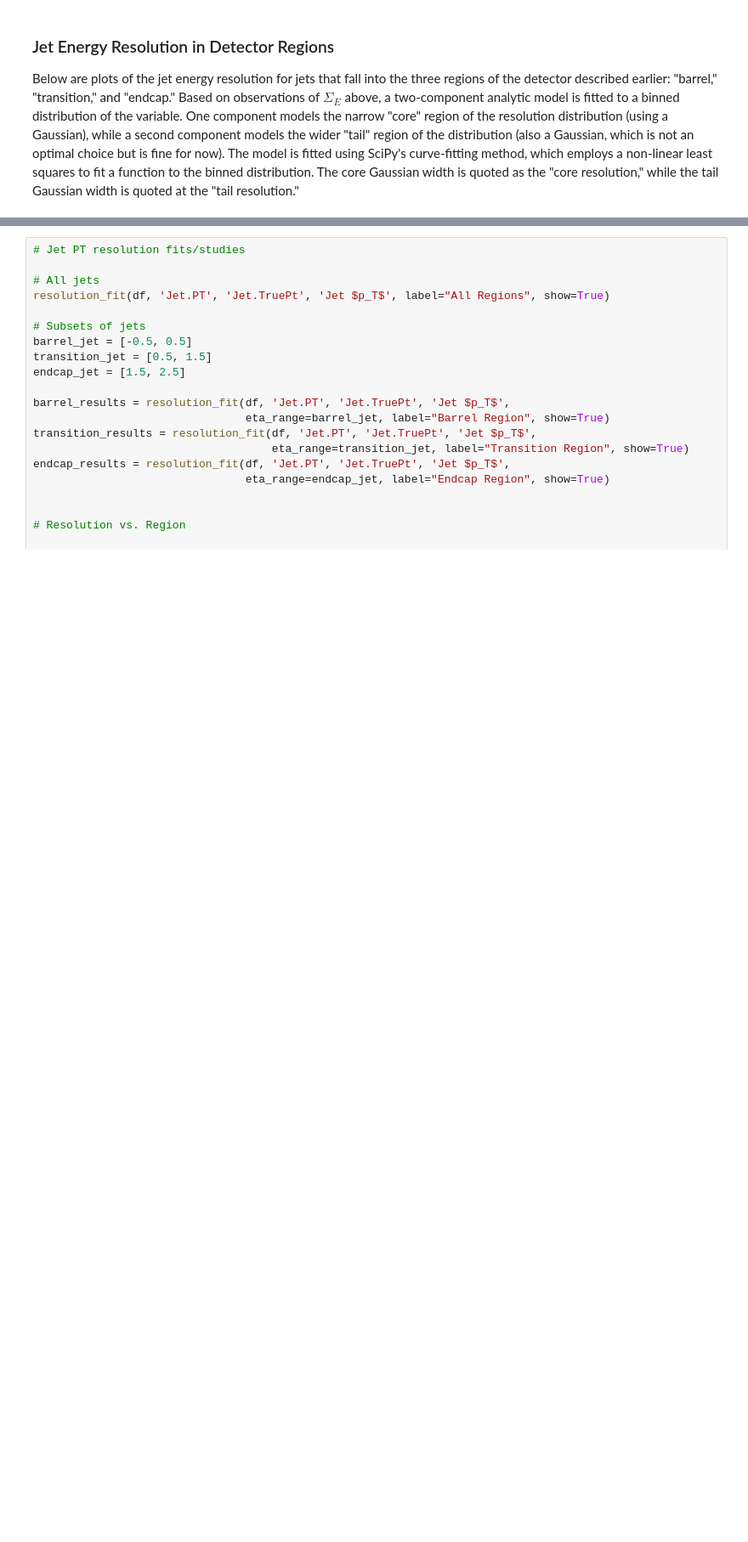
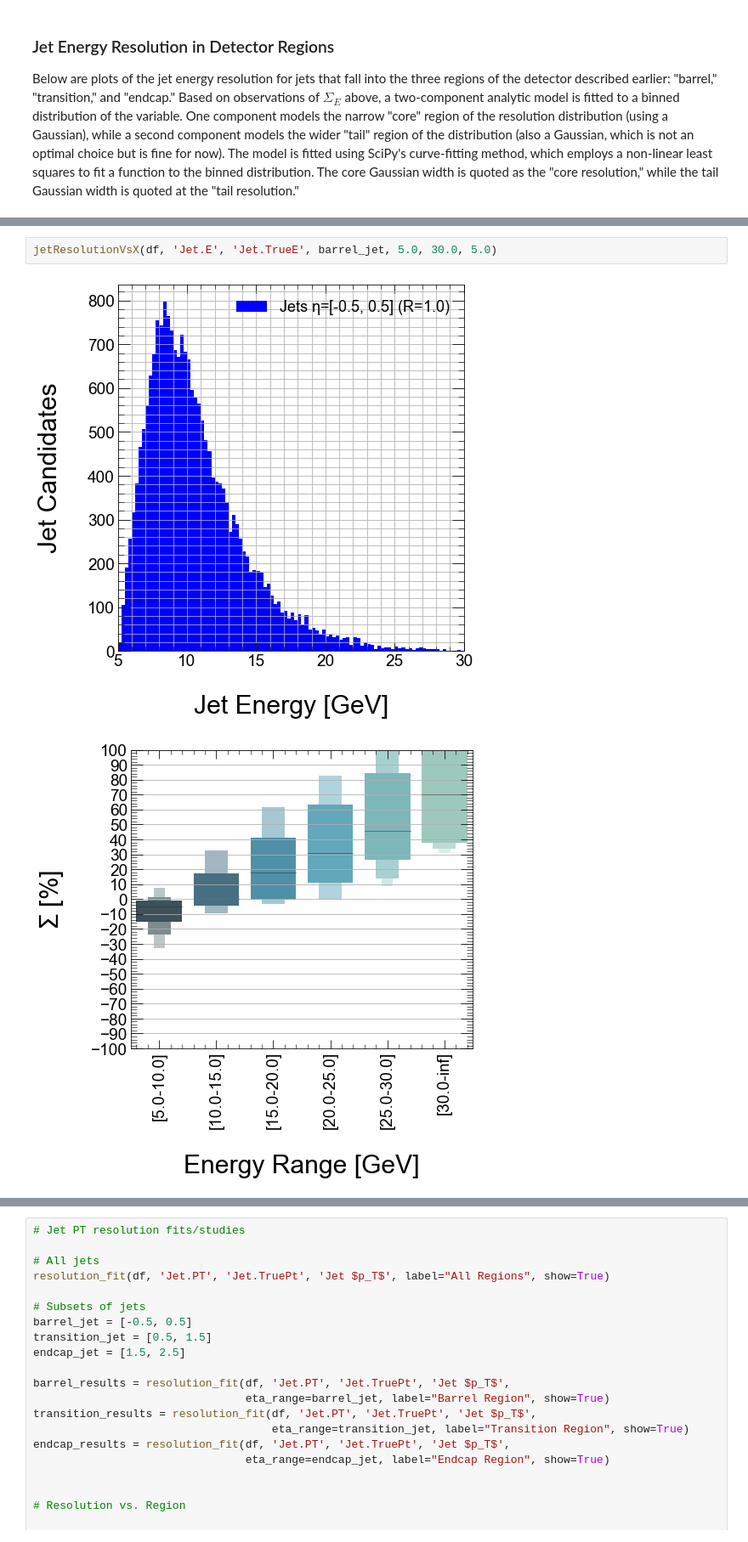
Before and after one commit to miguelignacio/delphes_EIC, a Jupyter notebook: notebooks/EIC_Studies.ipynb, the cells around one changed output, grey strips where cells are left out. Shown at 85% size. Saved outputs shown, nothing was run; the diff lists cells and outputs as text; blank space fills up the shorter version.

```diff
--- a/notebooks/EIC_Studies.ipynb
+++ b/notebooks/EIC_Studies.ipynb
@@ -547,0 +680,5 @@ At least one observation is now possible.
+# %%
+jetResolutionVsX(df, 'Jet.E', 'Jet.TrueE', barrel_jet, 5.0, 30.0, 5.0)
+# %% [output]
+[figure, added]
+[figure, added]
```
Also changed, not shown: parts of 23 cells of this notebook, 4 other files.
